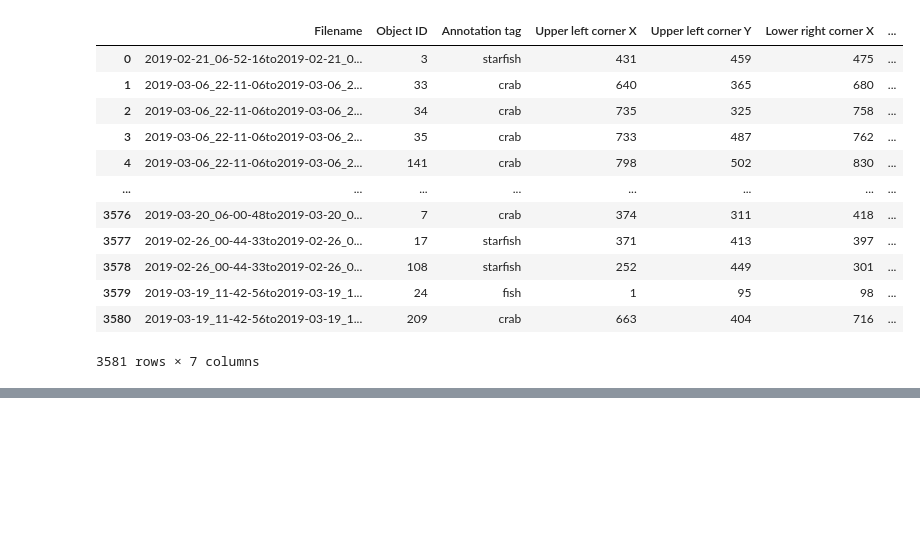
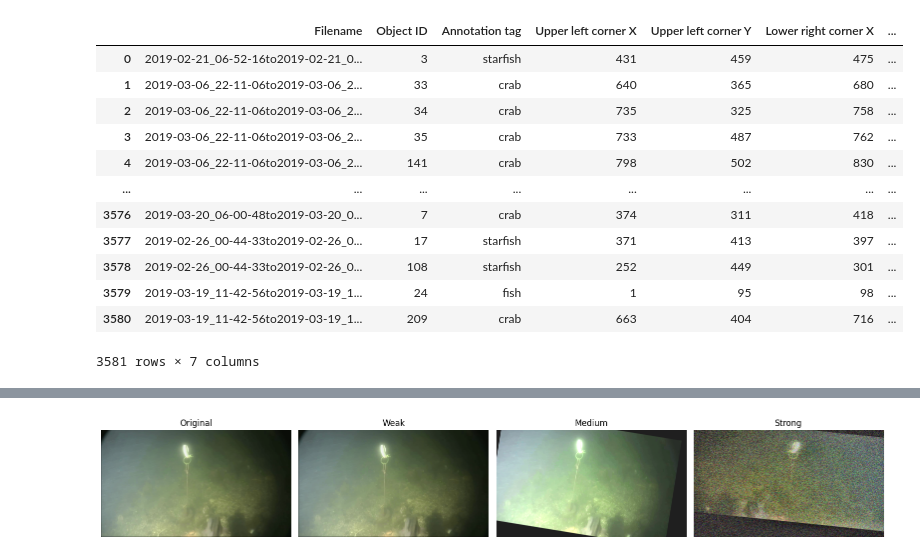
Before and after one commit to slermo/yolo_marine, a Jupyter notebook: notebook.ipynb, the cells around one changed output, grey strips where cells are left out. Cells and saved outputs as stored; diff of their text form; code cells hidden in the pictures; blank space fills up the shorter version.

```diff
--- a/notebook.ipynb
+++ b/notebook.ipynb
@@ -30,7 +30,13 @@ df_valid
 # %%
 from ultralytics import YOLO
 
-def main():
+CONFIGS = {
+    "weak": "config/albumentations_weak.yaml",
+    "medium": "config/albumentations_medium.yaml",
+    "strong": "config/albumentations_strong.yaml",
+}
+
+def train_experiment(name, aug_cfg):
     model = YOLO("yolov8s.pt")
 
     model.train(
@@ -41,9 +47,14 @@ def main():
         device=0,
         workers=8,
         patience=20,
-        project="runs",
-        name="marine_train"
+
+        augment=True,
+        albumentations=aug_cfg,
+
+        project="runs/augmentation_study",
+        name=name
     )
 
 if __name__ == "__main__":
-    main()
+    for exp_name, cfg in CONFIGS.items():
+        train_experiment(exp_name, cfg)
@@ -77,0 +91,48 @@ if __name__ == "__main__":
+# %%
+import cv2
+import albumentations as A
+import matplotlib.pyplot as plt
+import yaml
+
+def load_pipeline(config_path):
+    with open(config_path, "r") as f:
+        cfg = yaml.safe_load(f)
+
+    transforms = []
+    for t in cfg["train"]:
+        name = list(t.keys())[0]
+        params = t[name] or {}
+        transforms.append(getattr(A, name)(**params))
+
+    return A.Compose(transforms)
+
+def show_augmentations(image_path):
+    image = cv2.imread(image_path)
+    image = cv2.cvtColor(image, cv2.COLOR_BGR2RGB)
+
+    pipelines = {
+        "Original": None,
+        "Weak": load_pipeline("config/albumentations_weak.yaml"),
+        "Medium": load_pipeline("config/albumentations_medium.yaml"),
+        "Strong": load_pipeline("config/albumentations_strong.yaml"),
+    }
+
+    plt.figure(figsize=(16, 4))
+
+    for i, (name, aug) in enumerate(pipelines.items()):
+        plt.subplot(1, 4, i + 1)
+
+        if aug is None:
+            aug_image = image
+        else:
+            aug_image = aug(image=image)["image"]
+
+        plt.imshow(aug_image)
+        plt.title(name)
+        plt.axis("off")
+
+    plt.tight_layout()
+    plt.show()
+show_augmentations("example.png")
+# %% [output]
+[figure, added]
```
Also changed, not shown: parts of 4 cells of this notebook, 6 other files.
